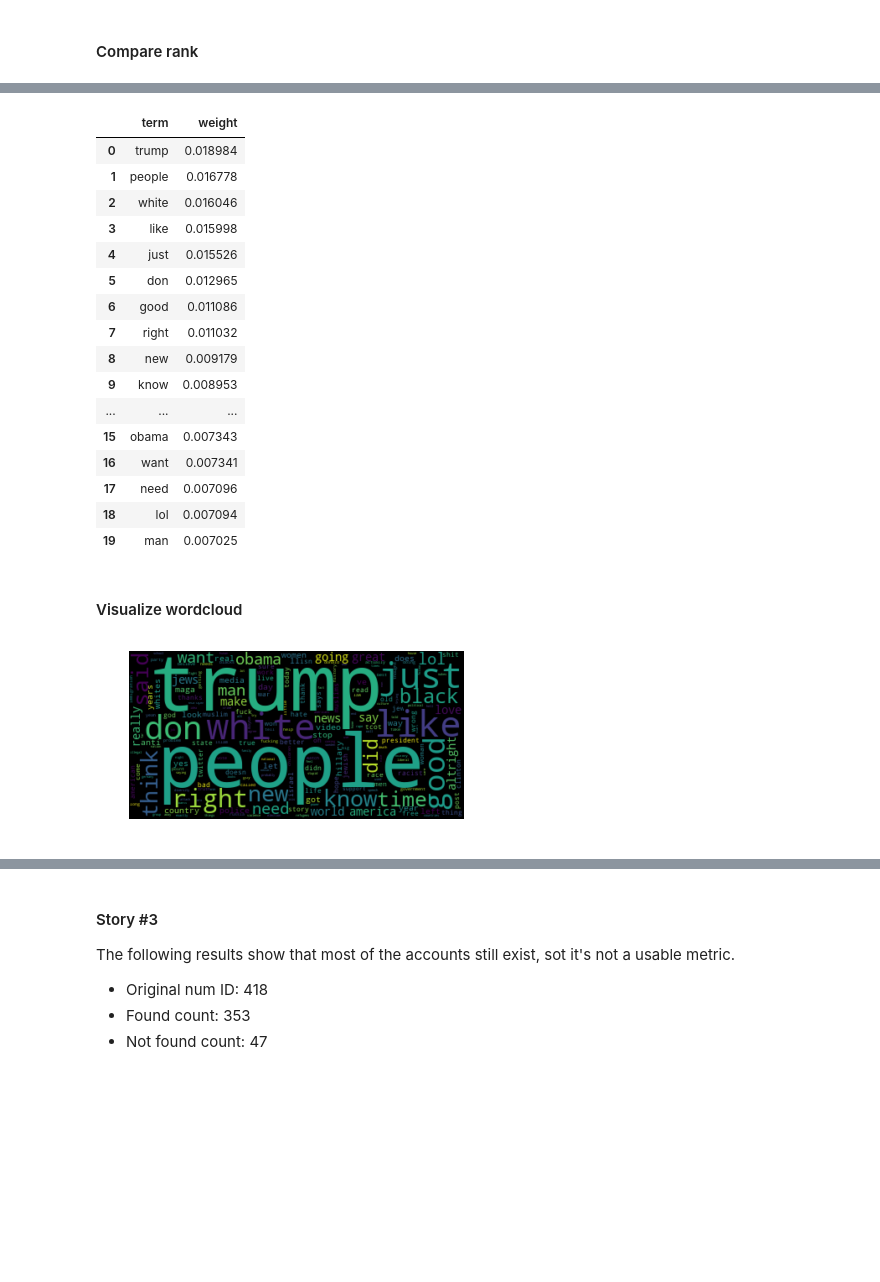
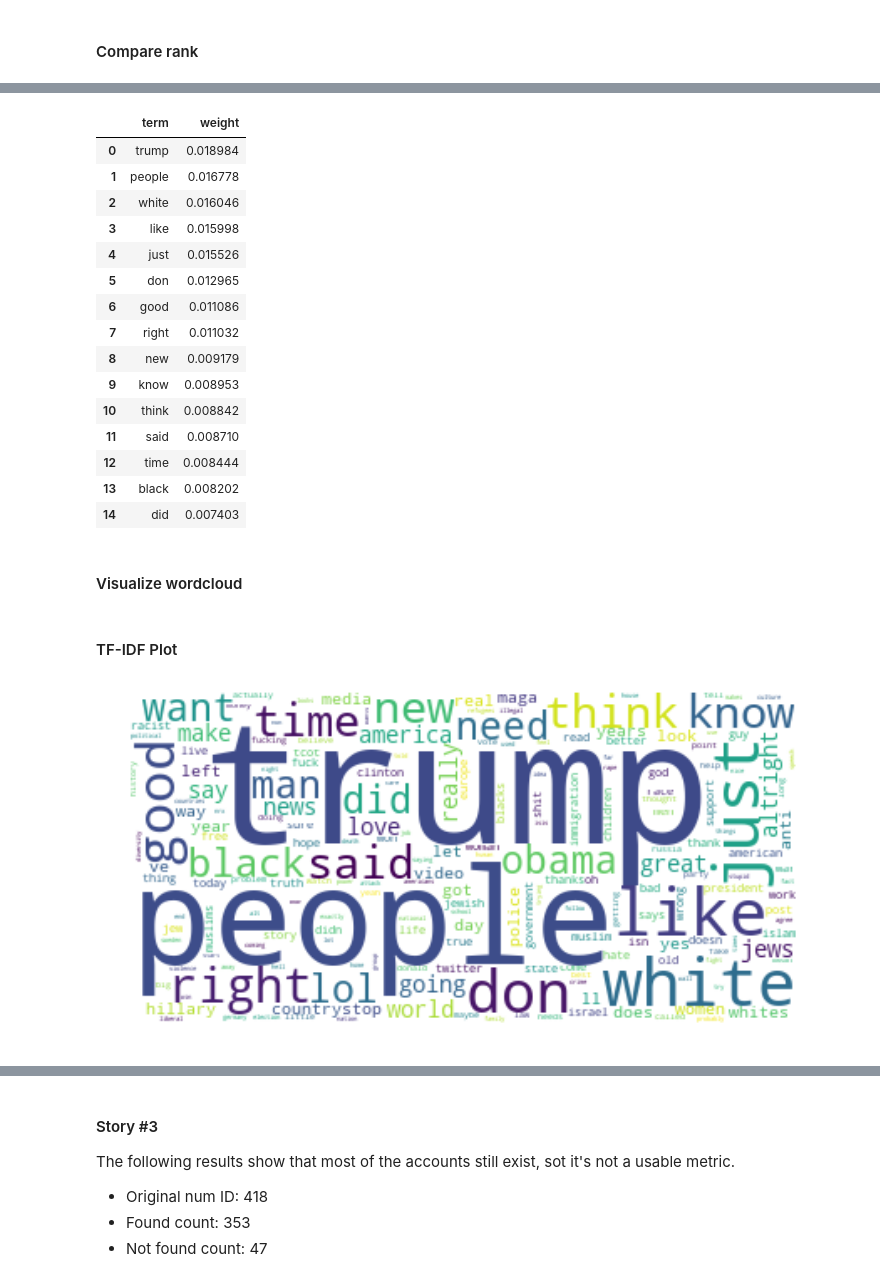
Before and after one commit to JherezTaylor/hatespeech_codewords, a Jupyter notebook: hatespeech_core/notebooks/www_conf_experiment_1.ipynb, the cells around one changed output, grey strips where cells are left out. Saved outputs shown, nothing was run; the diff lists cells and outputs as text; code cells hidden in the pictures; blank space fills up the shorter version.

Commit message:
Updated notebook with tfidf comparison

```diff
--- a/hatespeech_core/notebooks/www_conf_experiment_1.ipynb
+++ b/hatespeech_core/notebooks/www_conf_experiment_1.ipynb
@@ -33,8 +33,12 @@ from modules.utils import file_ops, settings
 from sklearn.feature_extraction.text import TfidfVectorizer, CountVectorizer
 # %%
 def build_word_cloud(frequency):
-    word_cloud = WordCloud().generate_from_frequencies(frequency)
+    word_cloud = WordCloud(background_color="white").generate_from_frequencies(frequency)
     return word_cloud
+
+def build_inverse_frequecy(frequency):
+    inversed_frequency = {key:1/value for key, value in frequency.items()}
+    return inversed_frequency
 # %% [markdown]
 #### Load hate community data
 # %%
@@ -129,5 +137,5 @@ df_hate_corpus_idf.head(20)
 # %%
-hate_corpus_weights_df.head(20)
+hate_corpus_weights_df.head(15)
 # %% [output]
 |  | term | weight |
 | 0 | trump | 0.018984 |
@@ -140,12 +148,11 @@ hate_corpus_weights_df.head(20)
 | 7 | right | 0.011032 |
 | 8 | new | 0.009179 |
 | 9 | know | 0.008953 |
-| ... | ... | ... |
-| 15 | obama | 0.007343 |
-| 16 | want | 0.007341 |
-| 17 | need | 0.007096 |
-| 18 | lol | 0.007094 |
-| 19 | man | 0.007025 |
+| 10 | think | 0.008842 |
+| 11 | said | 0.008710 |
+| 12 | time | 0.008444 |
+| 13 | black | 0.008202 |
+| 14 | did | 0.007403 |
 # %% [markdown]
 #### Visualize wordcloud
 # %%
@@ -154,11 +164,19 @@ tfidf_weights = hate_corpus_weights_df['weight'].tolist()
 # %%
 tfidf_dict = {}
+idf_dict = {}
+for k, v in zip(tfidf_keys, tfidf_weights):
+    tfidf_dict[k] = v
+
 for k, v in zip(idf_keys, idf_weights):
-    tfidf_dict[k] = v
+    idf_dict[k] = v
+# %% [markdown]
+#### TF-IDF Plot
 # %%
 tfidf_word_cloud = build_word_cloud(tfidf_dict)
+fig1 = plt.figure( figsize=(12,12) )
 plt.imshow(tfidf_word_cloud, interpolation='bilinear')
 plt.axis("off")
 plt.show()
+fig1.savefig('tfidf.png', dpi = 100)
 # %% [output]
-[figure, old version]
+[figure, new version]
```
Also changed, not shown: parts of 7 cells of this notebook, 2 other files.
